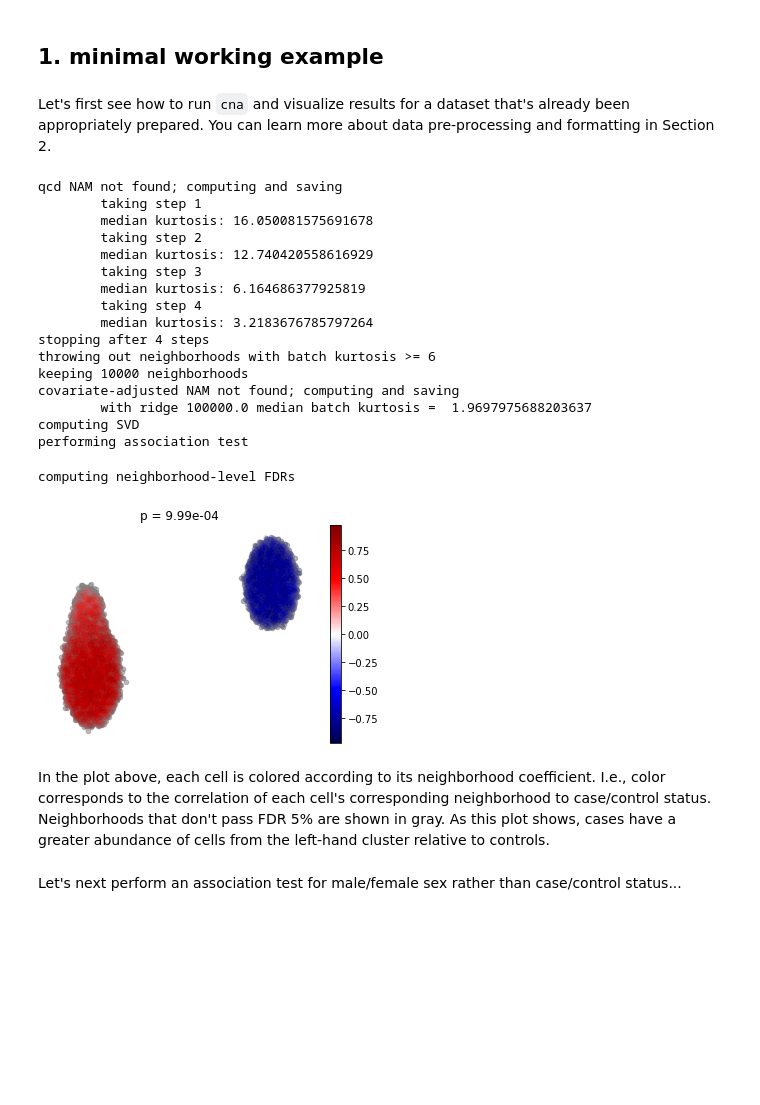
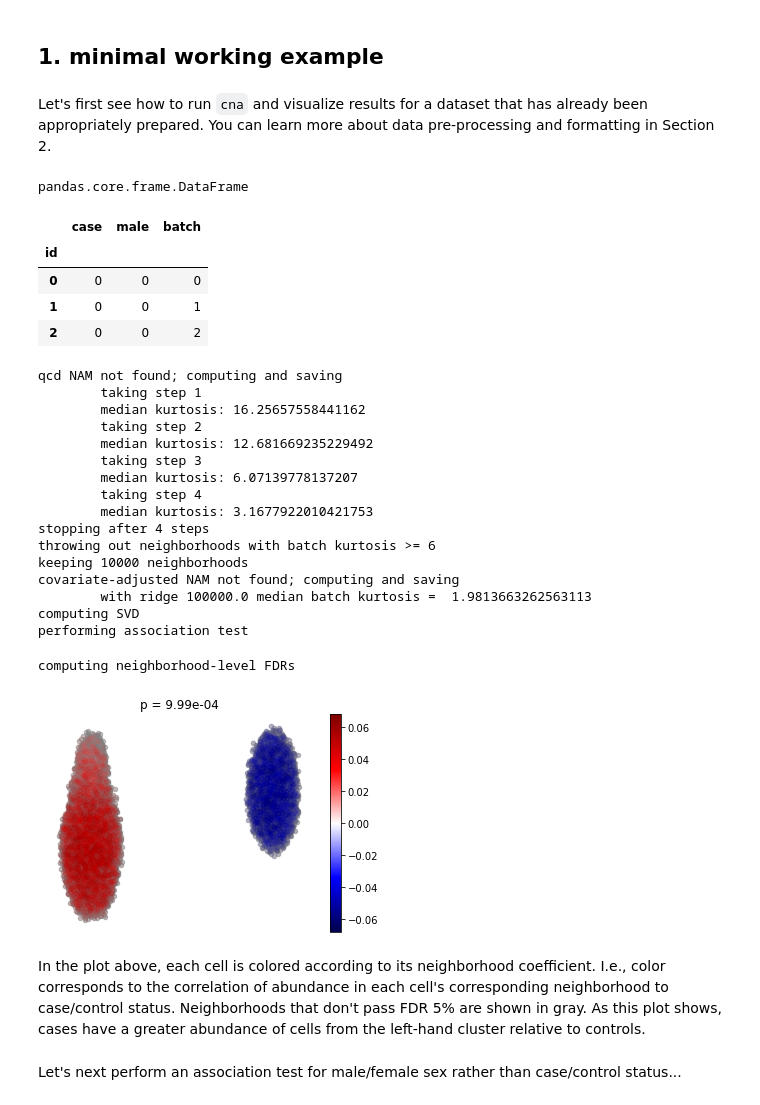
Before and after one commit to immunogenomics/cna, a Jupyter notebook: demo/demo.ipynb, the cells around one changed output. Cells and saved outputs as stored; diff of their text form; code cells hidden in the pictures; blank space fills up the shorter version.

```diff
--- a/demo/demo.ipynb
+++ b/demo/demo.ipynb
@@ -11,4 +13,4 @@ np.random.seed(0)
 # %% [markdown]
 ## 1. minimal working example
 # %% [markdown]
-Let's first see how to run `cna` and visualize results for a dataset that's already been appropriately prepared. You can learn more about data pre-processing and formatting in Section 2.
+Let's first see how to run `cna` and visualize results for a dataset that has already been appropriately prepared. You can learn more about data pre-processing and formatting in Section 2.
@@ -15,41 +20,54 @@ Let's first see how to run `cna` and visualize results for a dataset that's alre
+# %%
+type(d.samplem)
+# %% [output]
+pandas.core.frame.DataFrame
+# %%
+# peek into our data object
+# each sample has a unique 'id', as well as values for case/cntrl status, batch and covariates
+# this information is stored in a samples x attributes DataFrame called 'samplem'
+d.samplem.head(3)
+# %% [output]
+|  | case | male | batch |
+| id |  |  |  |
+| 0 | 0 | 0 | 0 |
+| 1 | 0 | 0 | 1 |
+| 2 | 0 | 0 | 2 |
 # %%
-# read in toy dataset
-d = cna.read('data.h5ad')
-
 # perform association test for case/ctrl status, controlling for sex as a covariate and accounting for potential batch effect
 res = cna.tl.association(d,                   #dataset
-            d.samplem.case,                   #sample-level attribute of intests (case/control status)
+            d.samplem.case,                   #sample-level attribute of intest (case/control status)
             covs=d.samplem[['male']],         #covariates to control for (in this case just one)
-            batches=d.samplem.batch)          #batch ids for each sample so that cna can account for batch effect
-
-# visualize the results
-cna.pl.umap_ncorr(d,                           #dataset
-            res,                               #cna results object
-            scatter0={'alpha':0.5, 's':20},    #plotting parameters for neighborhoods that pass FDR
-            scatter1={'alpha':0.05, 's':20})   #plotting parameters for neighborhoods that don't pass FDR
-plt.title('p = {:.2e}'.format(res.p))
-plt.show()
+            batches=d.samplem.batch)          #batch assignments for each sample so that cna can account for batch effects
 # %% [output]
 qcd NAM not found; computing and saving
         taking step 1
-        median kurtosis: 16.050081575691678
+        median kurtosis: 16.25657558441162
         taking step 2
-        median kurtosis: 12.740420558616929
+        median kurtosis: 12.681669235229492
         taking step 3
-        median kurtosis: 6.164686377925819
+        median kurtosis: 6.07139778137207
         taking step 4
-        median kurtosis: 3.2183676785797264
+        median kurtosis: 3.1677922010421753
 stopping after 4 steps
 throwing out neighborhoods with batch kurtosis >= 6
 keeping 10000 neighborhoods
 covariate-adjusted NAM not found; computing and saving
-        with ridge 100000.0 median batch kurtosis =  1.9697975688203637
+        with ridge 100000.0 median batch kurtosis =  1.9813663262563113
 computing SVD
 performing association test
 computing neighborhood-level FDRs
-[figure, removed]
+# %%
+# visualize which populations are expanded or depleted among case samples relative to cntrls
+cna.pl.umap_ncorr(d,                           #dataset
+            res,                               #cna results object
+            scatter0={'alpha':0.5, 's':20},    #plotting parameters for neighborhoods that pass FDR
+            scatter1={'alpha':0.05, 's':20})   #plotting parameters for neighborhoods that don't pass FDR
+plt.title('p = {:.2e}'.format(res.p))
+plt.show()
+# %% [output]
+[figure, added]
 # %% [markdown]
-In the plot above, each cell is colored according to its neighborhood coefficient. I.e., color corresponds to the correlation of each cell's corresponding neighborhood to case/control status. Neighborhoods that don't pass FDR 5% are shown in gray. As this plot shows, cases have a greater abundance of cells from the left-hand cluster relative to controls.
+In the plot above, each cell is colored according to its neighborhood coefficient. I.e., color corresponds to the correlation of abundance in each cell's corresponding neighborhood to case/control status. Neighborhoods that don't pass FDR 5% are shown in gray. As this plot shows, cases have a greater abundance of cells from the left-hand cluster relative to controls.
 # %% [markdown]
 Let's next perform an association test for male/female sex rather than case/control status...
 # %%
```
Also changed, not shown: parts of 35 cells of this notebook, 3 other files.
